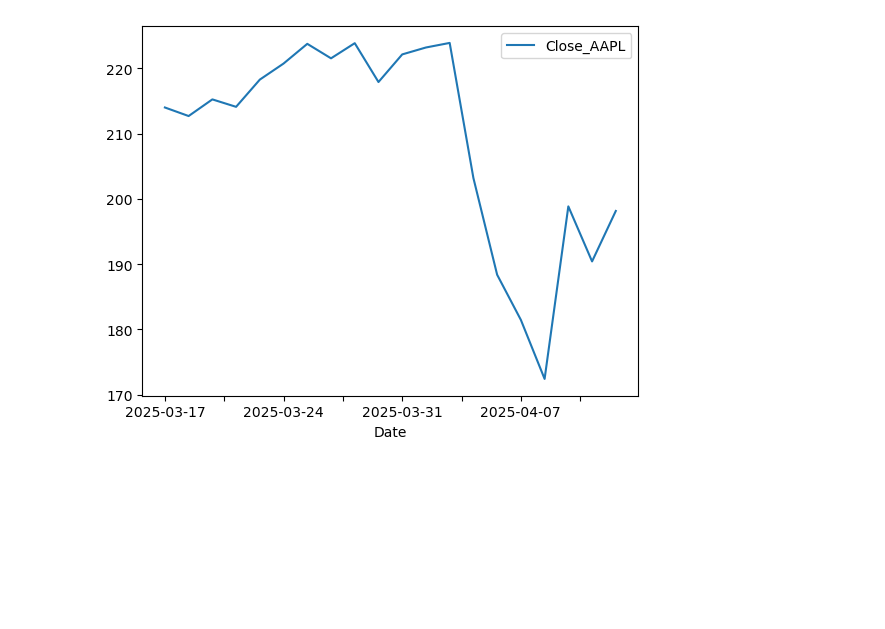
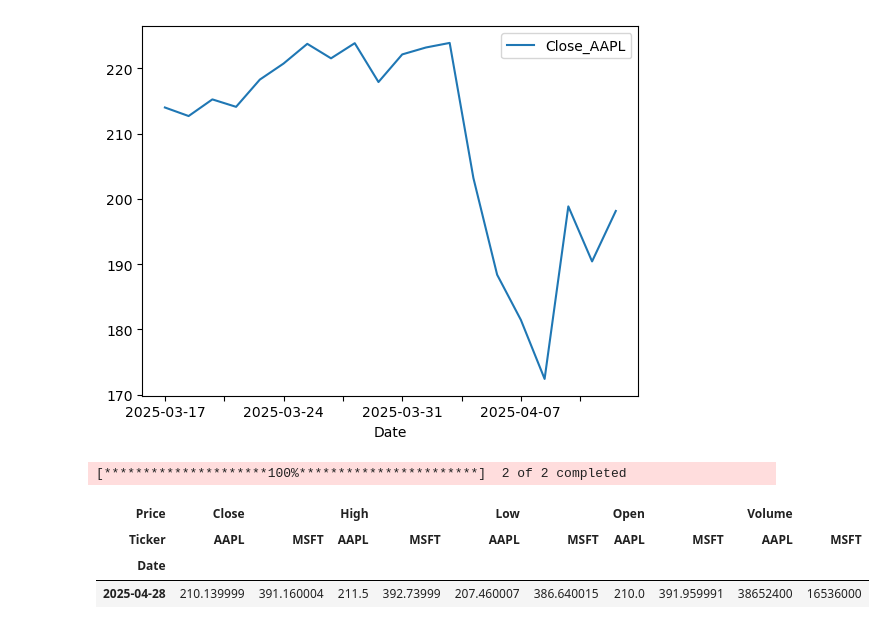
Before and after one commit to abhishek-java10/Real-time-Stock-Prediction, a Jupyter notebook: try.ipynb, the cells around one changed output. Cells and saved outputs as stored; diff of their text form; code cells hidden in the pictures; blank space fills up the shorter version.

```diff
--- a/try.ipynb
+++ b/try.ipynb
@@ -44,3 +46,11 @@ df.plot(x='Date', y= 'Close_AAPL')
 # %% [output]
 <Axes: xlabel='Date'>
 [figure]
+# %%
+yf.download(tickers=['AAPL','MSFT'], period='1d')
+# %% [output]
+[*********************100%***********************]  2 of 2 completed
+| Price | Close |  | High |  | Low |  | Open |  | Volume |  |
+| Ticker | AAPL | MSFT | AAPL | MSFT | AAPL | MSFT | AAPL | MSFT | AAPL | MSFT |
+| Date |  |  |  |  |  |  |  |  |  |  |
+| 2025-04-28 | 210.139999 | 391.160004 | 211.5 | 392.73999 | 207.460007 | 386.640015 | 210.0 | 391.959991 | 38652400 | 16536000 |
```
Also changed, not shown: parts of 1 cell of this notebook, 50 other files.
